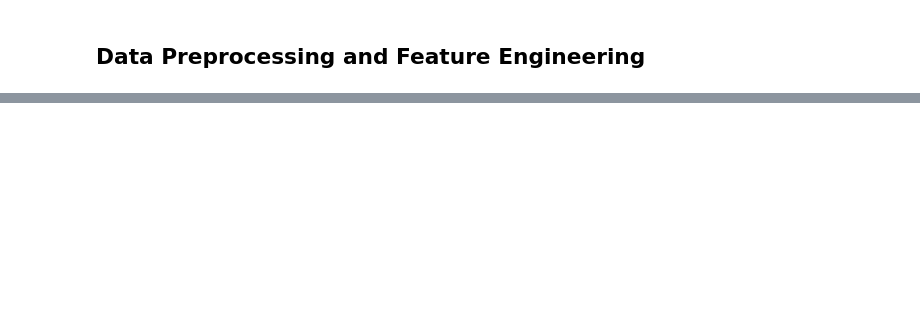
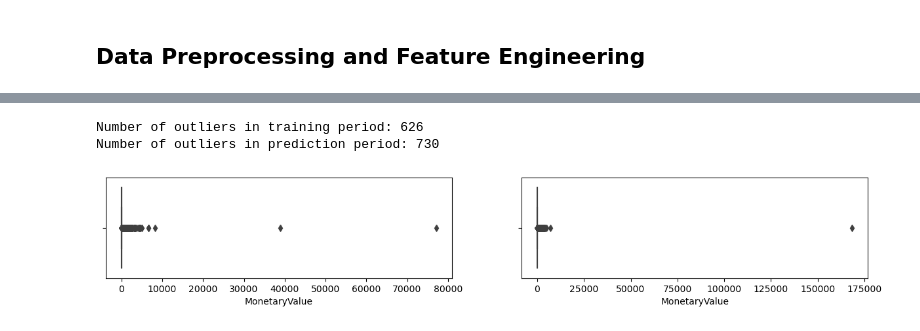
Before and after one commit to vubanc/AWS_DeployedCLVPredictor, a Jupyter notebook: AWS_DeployedCLVPredictor.ipynb, the cells around one changed output, grey strips where cells are left out. Drawn from its saved outputs; the diff is of its cells as text; code cells hidden in the pictures; blank space fills up the shorter version.

```diff
--- a/AWS_DeployedCLVPredictor.ipynb
+++ b/AWS_DeployedCLVPredictor.ipynb
@@ -161,0 +152,21 @@ df_quantity.head()
+# %%
+# Separating training and prediction periods
+df = df[df.InvoiceDate.dt.year == 2011]
+df1 = df[df.InvoiceDate.dt.month <= 6]
+df2 = df[df.InvoiceDate.dt.month > 6]
+df2 = df2[df2.CustomerID.isin(df1.CustomerID)]
+# %%
+# Creating the recency feature
+df1_CustomerMaxDate = df1.groupby("CustomerID", as_index=False)["InvoiceDate"].max()
+df1_CustomerMaxDate["Recency"] = (df1.InvoiceDate.max() - df1_CustomerMaxDate.InvoiceDate).dt.days
+df1_CustomerMaxDate.drop("InvoiceDate", axis=1, inplace=True)
+df1 = pd.merge(df1, df1_CustomerMaxDate, how="inner", on="CustomerID")
+# %%
+# Creating the frequency feature
+df1_CustomerFreq = df1.groupby("CustomerID", as_index=False)["InvoiceNo"].count()
+df1_CustomerFreq.rename(columns={"InvoiceNo": "Frequency"}, inplace=True)
+df1 = pd.merge(df1, df1_CustomerFreq, how="inner", on="CustomerID")
+# %%
+# Creating the monetary value feature
+df1["MonetaryValue"] = df1.Quantity * df1.UnitPrice
+df2["MonetaryValue"] = df2.Quantity * df2.UnitPrice
@@ -161,0 +185,21 @@ df_quantity.head()
+# %%
+# Outlier analysis
+fig, axs = plt.subplots(1, 2, figsize=(15, 2))
+
+sns.boxplot(x=df1["MonetaryValue"].astype(float), ax=axs[0])
+sns.boxplot(x=df2["MonetaryValue"].astype(float), ax=axs[1])
+
+#axs[0].set_xlim(left=0, right=25) # right limit set to 99.7 percentile value
+#axs[1].set_xlim(left=0, right=272) # right limit set to 99.7 percentile value
+
+df1_outliers = df1[(df1.MonetaryValue<df1.MonetaryValue.quantile(q=0.003)) | (df1.MonetaryValue>df1.MonetaryValue.quantile(q=0.997))]
+df2_outliers = df2[(df2.MonetaryValue<df2.MonetaryValue.quantile(q=0.003)) | (df2.MonetaryValue>df2.MonetaryValue.quantile(q=0.997))]
+
+print(f"Number of outliers in training period: {df1_outliers.shape[0]}")
+print(f"Number of outliers in prediction period: {df2_outliers.shape[0]}")
+
+plt.show()
+# %% [output]
+Number of outliers in training period: 626
+Number of outliers in prediction period: 730
+[figure, added]
```
Also changed, not shown: parts of 14 cells of this notebook.
